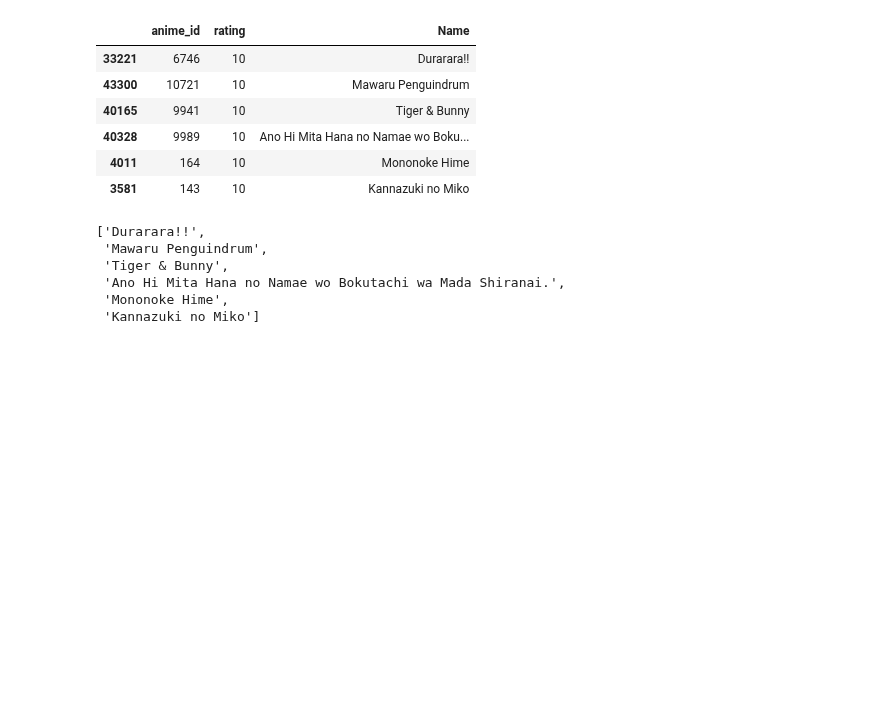
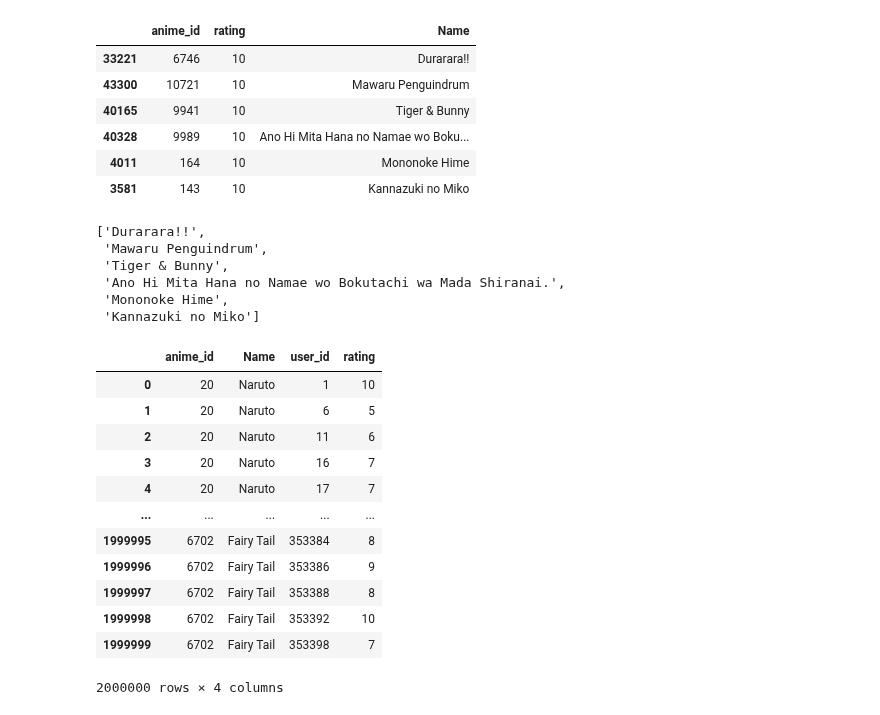
Before and after one commit to mijkami/Anime_Map, a Jupyter notebook: notebooks/Test after knn on full dataset from google.ipynb, the cells around one changed output. Cells and saved outputs as stored; diff of their text form; code cells hidden in the pictures; blank space fills up the shorter version.

```diff
--- a/notebooks/Test after knn on full dataset from google.ipynb
+++ b/notebooks/Test after knn on full dataset from google.ipynb
@@ -586,3 +488,23 @@ list_anime
  'Ano Hi Mita Hana no Namae wo Bokutachi wa Mada Shiranai.',
  'Mononoke Hime',
  'Kannazuki no Miko']
+# %%
+# take list users with more than 100 completed anime
+users_list_test = pd.read_csv('../data/Processed_data/anime_map_data_rating_complete_100plus_PG.csv', nrows = 2000000)[['user_id']].drop_duplicates()
+# take list users with more than 100 rated anime
+users_list_rating = pd.read_csv('../data/Processed_data/anime_map_data_animelist_100plus_PG.csv', nrows = 2000000)
+# make list users with more than 100 rated anime and 100 completed anime where we will select users
+# to feed metric_model_anime. likes we are sure the users will work on the two model of recommendation
+users_list_rating_test = users_list_test.merge(users_list_rating, on = 'user_id', how='inner')
+
+# take the anime name
+animelist_relevant = pd.read_csv('../data/Processed_data/anime_df_relevant_PG.csv')[['MAL_ID','Name']].rename(columns={'MAL_ID':'anime_id'})
+# and just keep the uselful one
+users_list_rating_name_test = animelist_relevant.merge(users_list_rating, on='anime_id', how='inner' )
+
+# take the
+anime_id_animelist_100plus = pd.read_csv('../data/Processed_data/anime_map_data_animelist_100plus_PG_anime_id_df.csv')
+anime_id_animelist_100plus = anime_id_animelist_100plus.merge(animelist_relevant, on = 'anime_id', how='inner')
+
+anime_id_rating_complete_100plus = pd.read_csv('../data/Processed_data/anime_map_data_rating_complete_100plus_PG_anime_id_df.csv')
+anime_id_rating_complete_100plus = anime_id_rating_complete_100plus.merge(animelist_relevant, on = 'anime_id', how='inner')
@@ -588,0 +518,16 @@ list_anime
+# %%
+users_list_rating_name_test[['user_id']].drop_dupilcates()
+# %% [output]
+|  | anime_id | Name | user_id | rating |
+| 0 | 20 | Naruto | 1 | 10 |
+| 1 | 20 | Naruto | 6 | 5 |
+| 2 | 20 | Naruto | 11 | 6 |
+| 3 | 20 | Naruto | 16 | 7 |
+| 4 | 20 | Naruto | 17 | 7 |
+| ... | ... | ... | ... | ... |
+| 1999995 | 6702 | Fairy Tail | 353384 | 8 |
+| 1999996 | 6702 | Fairy Tail | 353386 | 9 |
+| 1999997 | 6702 | Fairy Tail | 353388 | 8 |
+| 1999998 | 6702 | Fairy Tail | 353392 | 10 |
+| 1999999 | 6702 | Fairy Tail | 353398 | 7 |
+2000000 rows × 4 columns
```
Also changed, not shown: parts of 23 cells of this notebook, 1 other file.
